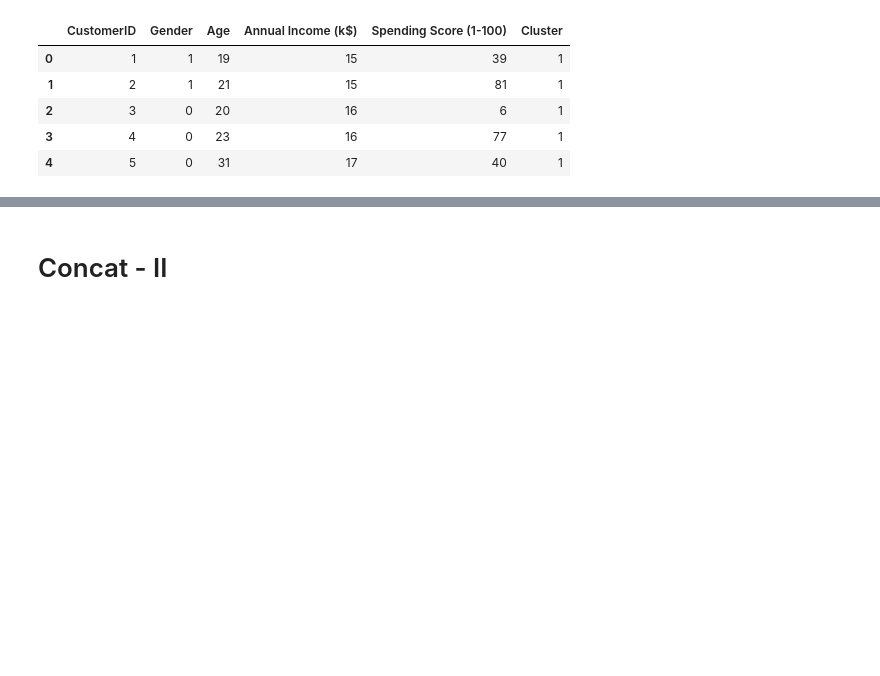
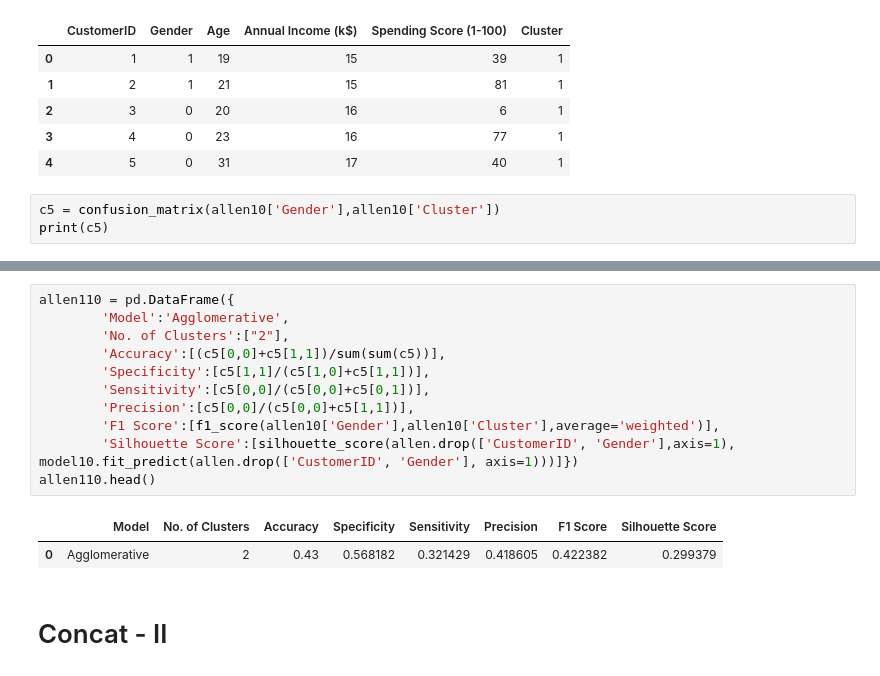
Before and after one commit to abphilip-vit/College7, a Jupyter notebook: T4/T4.ipynb, the cells around one changed output, grey strips where cells are left out. Saved outputs shown, nothing was run; the diff lists cells and outputs as text; blank space fills up the shorter version.

Commit message:
Agglomerative added

```diff
--- a/T4/T4.ipynb
+++ b/T4/T4.ipynb
@@ -823,3 +823,6 @@ allen10.head()
 | 2 | 3 | 0 | 20 | 16 | 6 | 1 |
 | 3 | 4 | 0 | 23 | 16 | 77 | 1 |
 | 4 | 5 | 0 | 31 | 17 | 40 | 1 |
+# %%
+c5 = confusion_matrix(allen10['Gender'],allen10['Cluster'])
+print(c5)
@@ -826,3 +843,17 @@ allen10.head()
+# %%
+allen110 = pd.DataFrame({
+        'Model':'Agglomerative',
+        'No. of Clusters':["2"],
+        'Accuracy':[(c5[0,0]+c5[1,1])/sum(sum(c5))],
+        'Specificity':[c5[1,1]/(c5[1,0]+c5[1,1])],
+        'Sensitivity':[c5[0,0]/(c5[0,0]+c5[0,1])],
+        'Precision':[c5[0,0]/(c5[0,0]+c5[1,1])],
+        'F1 Score':[f1_score(allen10['Gender'],allen10['Cluster'],average='weighted')],
+        'Silhouette Score':[silhouette_score(allen.drop(['CustomerID', 'Gender'],axis=1), model10.fit_predict(allen.drop(['CustomerID', 'Gender'], axis=1)))]})
+allen110.head()
+# %% [output]
+|  | Model | No. of Clusters | Accuracy | Specificity | Sensitivity | Precision | F1 Score | Silhouette Score |
+| 0 | Agglomerative | 2 | 0.43 | 0.568182 | 0.321429 | 0.418605 | 0.422382 | 0.299379 |
 # %% [markdown]
 # Concat - II
 # %%
```
Also changed, not shown: parts of 3 cells of this notebook.
